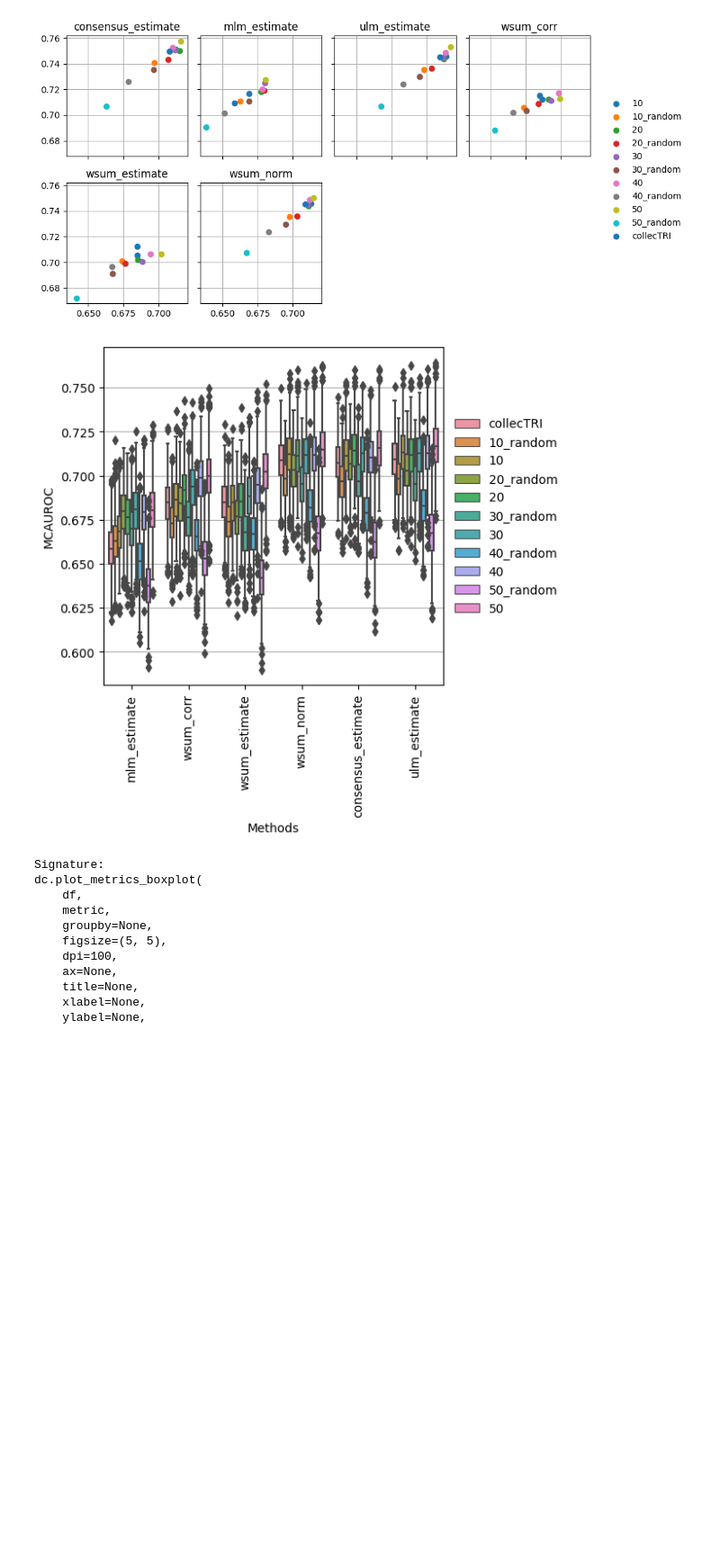
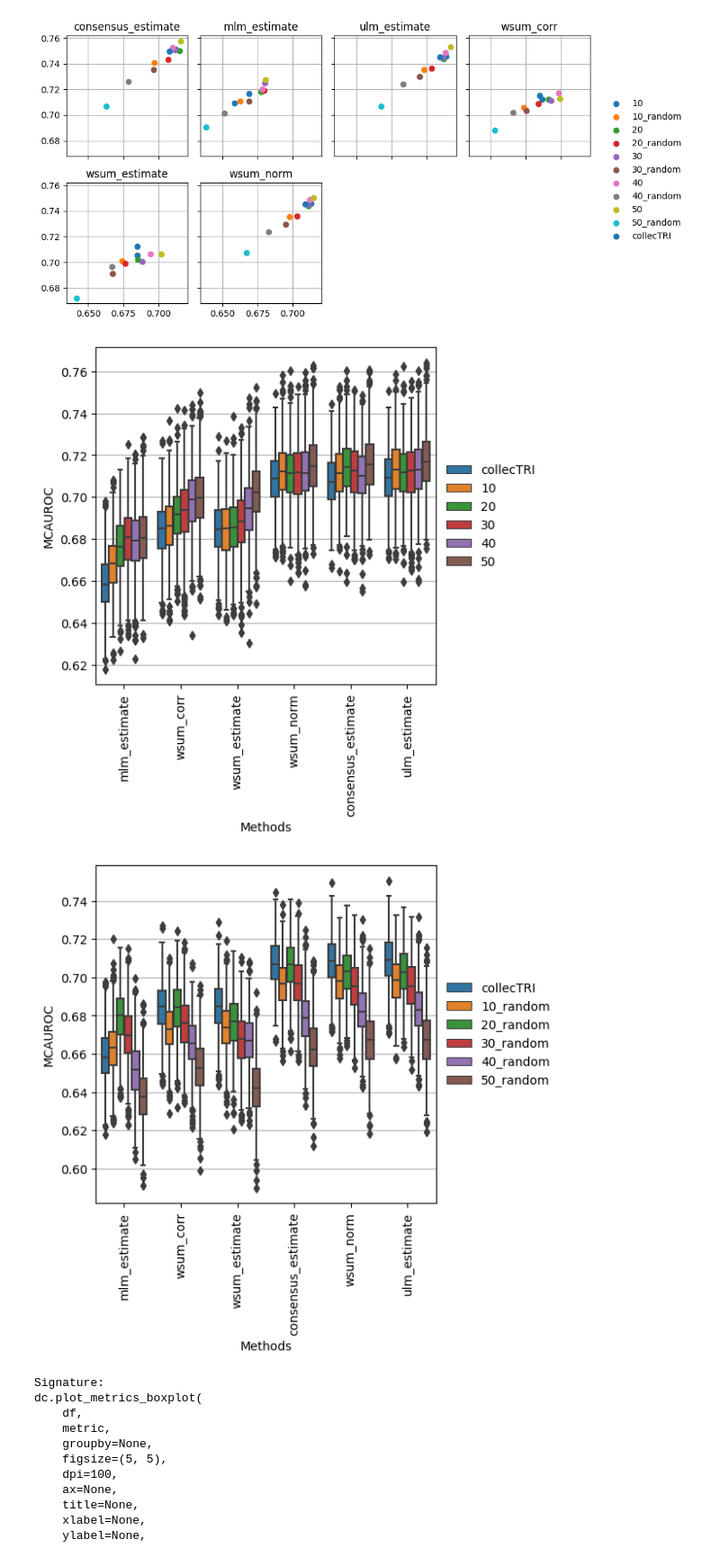
Before and after one commit to saezlab/CollecTRI, a Jupyter notebook: code/benchmark.ipynb, the cells around one changed output. Shown at 90% size. Saved outputs shown, nothing was run; the diff lists cells and outputs as text; code cells hidden in the pictures; blank space fills up the shorter version.

```diff
--- a/code/benchmark.ipynb
+++ b/code/benchmark.ipynb
@@ -412,39 +416,50 @@ collecTRI_30 = pd.read_csv('/Users/smuellerdott/Documents/NTNUdecoupleR/output/0
 collecTRI_40 = pd.read_csv('/Users/smuellerdott/Documents/NTNUdecoupleR/output/040722/filter_dbTF/collecTRI_40%.csv')
 collecTRI_50 = pd.read_csv('/Users/smuellerdott/Documents/NTNUdecoupleR/output/040722/filter_dbTF/collecTRI_50%.csv')
 # %%
+
 # Build dictionary of networks to test
 nets_filtered = {
     'collecTRI': collecTRI_signed,
+    '10': collecTRI_10,
+    '20': collecTRI_20,
+    '30': collecTRI_30,
+    '40': collecTRI_40,
+    '50': collecTRI_50
+}
+
+nets_filtered_random = {
+    'collecTRI': collecTRI_signed,
     '10_random': collecTRI_10_random,
-    '10': collecTRI_10,
     '20_random': collecTRI_20_random,
-    '20': collecTRI_20,
     '30_random': collecTRI_30_random,
-    '30': collecTRI_30,
     '40_random': collecTRI_40_random,
-    '40': collecTRI_40,
-    '50_random': collecTRI_50_random,
-    '50': collecTRI_50
+    '50_random': collecTRI_50_random
 }
 
 # Example extra arguments
 decouple_kws_filtered = {
     'collecTRI': {'args' : {'wsum' : {'times': 100}}},
+    '10': {'args' : {'wsum' : {'times': 100}}},
+    '20': {'args' : {'wsum' : {'times': 100}}},
+    '30': {'args' : {'wsum' : {'times': 100}}},
+    '40': {'args' : {'wsum' : {'times': 100}}},
+    '50': {'args' : {'wsum' : {'times': 100}}}
+
+}
+
+decouple_kws_filtered_random = {
+    'collecTRI': {'args' : {'wsum' : {'times': 100}}},
     '10_random': {'args' : {'wsum' : {'times': 100}}},
-    '10': {'args' : {'wsum' : {'times': 100}}},
     '20_random': {'args' : {'wsum' : {'times': 100}}},
-    '20': {'args' : {'wsum' : {'times': 100}}},
     '30_random': {'args' : {'wsum' : {'times': 100}}},
-    '30': {'args' : {'wsum' : {'times': 100}}},
     '40_random': {'args' : {'wsum' : {'times': 100}}},
-    '40': {'args' : {'wsum' : {'times': 100}}},
-    '50_random': {'args' : {'wsum' : {'times': 100}}},
-    '50': {'args' : {'wsum' : {'times': 100}}}
+    '50_random': {'args' : {'wsum' : {'times': 100}}}
 
 }
 
 # Run benchmark pipeline
 df_filtered = dc.benchmark(mat, obs, nets_filtered, perturb='TF', sign=-1, verbose=True, decouple_kws=decouple_kws_filtered)
+df_filtered_random = dc.benchmark(mat, obs, nets_filtered_random, perturb='TF', sign=-1, verbose=True, decouple_kws=decouple_kws_filtered_random)
 # %% [output]
 Using collecTRI network...
 Extracting inputs...
@@ -544,8 +559,10 @@ dc.plot_metrics_scatter_cols(df_filtered, col='method', figsize=(9, 5), groupby=
 [figure]
 # %%
 dc.plot_metrics_boxplot(df_filtered, metric='mcauroc', groupby='net')
+dc.plot_metrics_boxplot(df_filtered_random, metric='mcauroc', groupby='net')
 # %% [output]
-[figure, old version]
+[figure, new version]
+[figure, added]
 # %%
 ?dc.plot_metrics_boxplot
 # %% [output]
```
Also changed, not shown: parts of 9 cells of this notebook, 3 other files.
